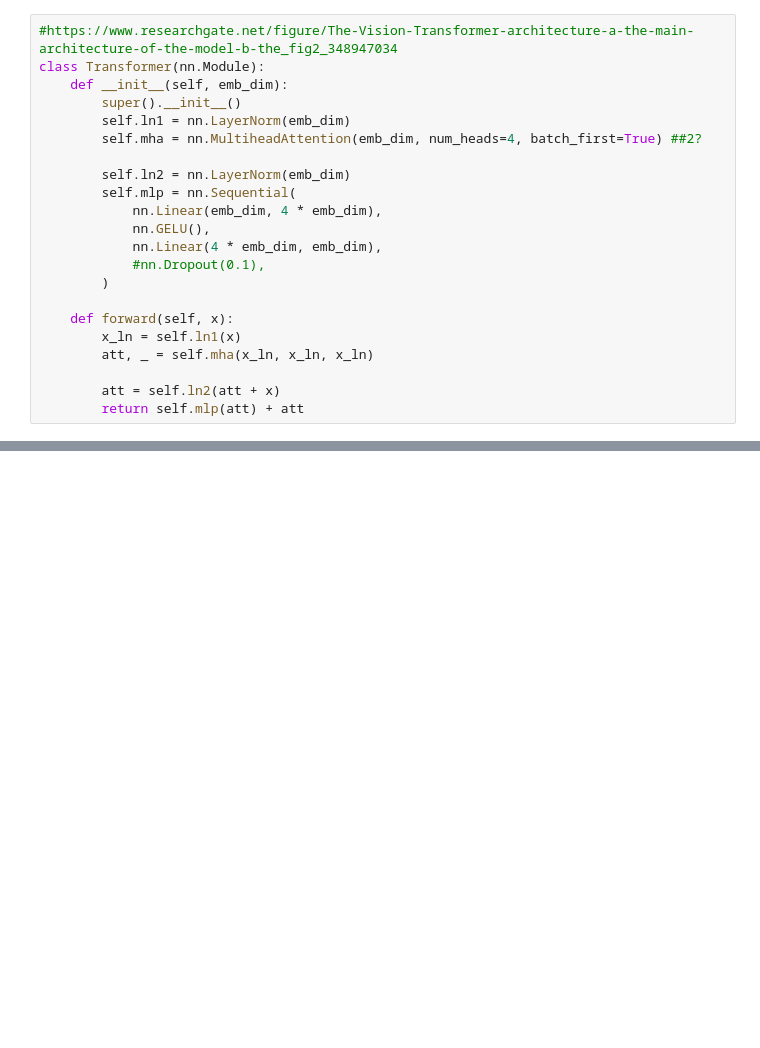
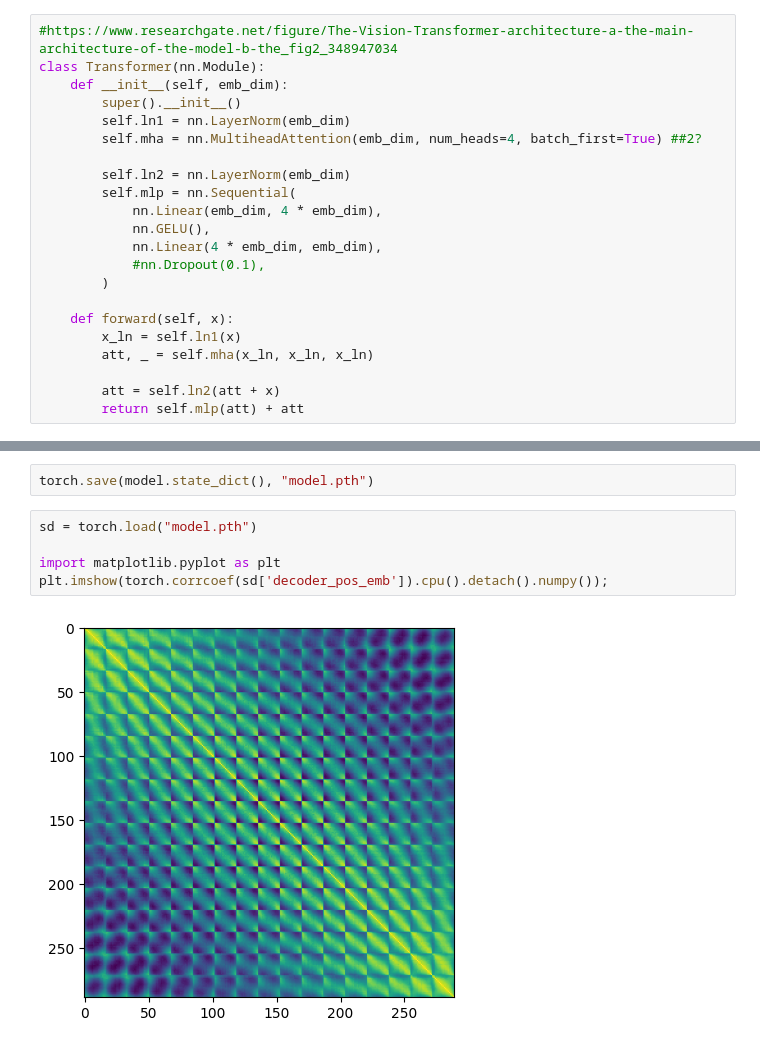
Before and after one commit to danilolc/deforestation-segmentation, a Jupyter notebook: 9 MAE.ipynb, the cells around one changed output, grey strips where cells are left out. Drawn from its saved outputs; the diff is of its cells as text; blank space fills up the shorter version.

```diff
--- a/9 MAE.ipynb
+++ b/9 MAE.ipynb
@@ -146,0 +160,9 @@ model = MyMAE(10, 85, 5, 256)
+# %%
+torch.save(model.state_dict(), "model.pth")
+# %%
+sd = torch.load("model.pth")
+
+import matplotlib.pyplot as plt
+plt.imshow(torch.corrcoef(sd['decoder_pos_emb']).cpu().detach().numpy());
+# %% [output]
+[figure, added]
```
Also changed, not shown: parts of 10 cells of this notebook, 2 other files.
